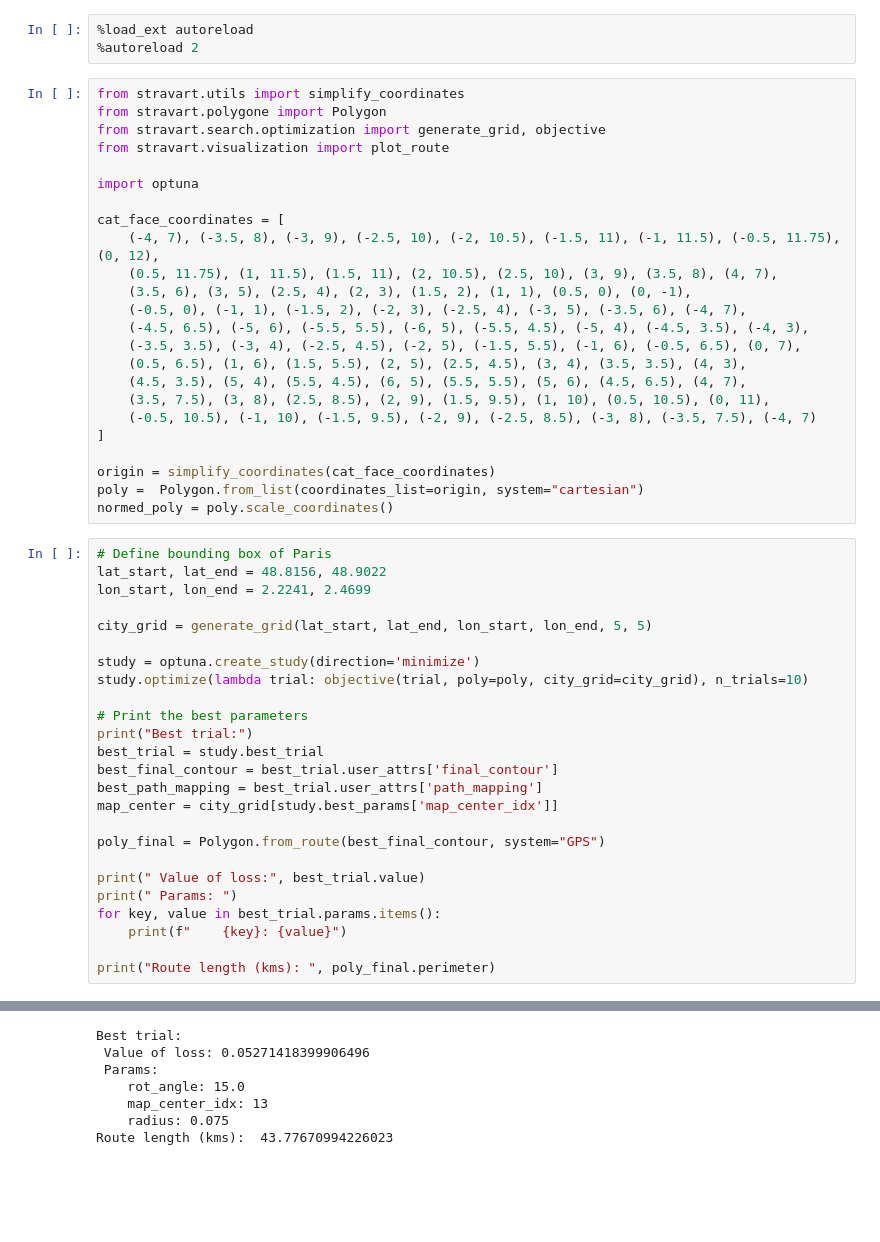
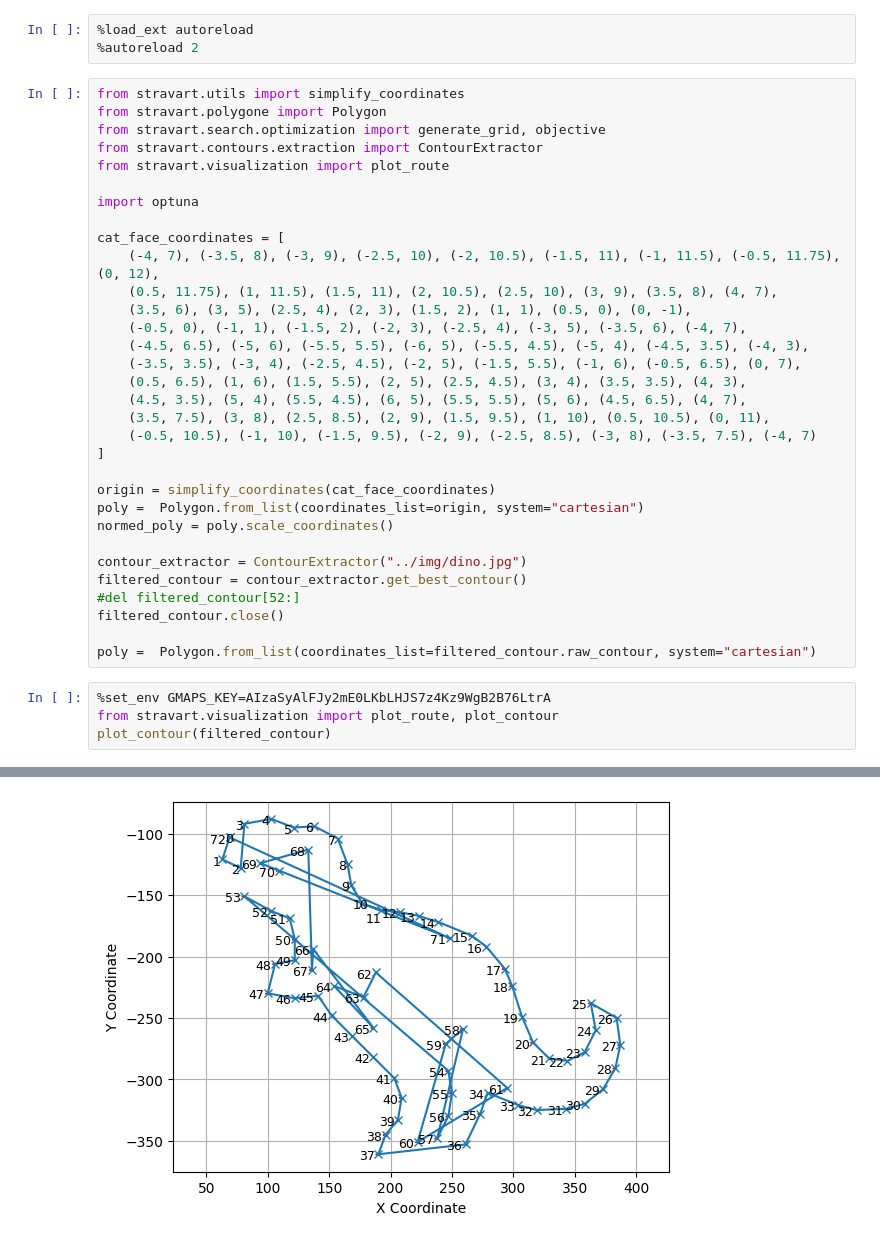
Before and after one commit to dsleo/stravart, a Jupyter notebook: notebooks/Optuna Optimization.ipynb, the cells around one changed output, grey strips where cells are left out. Cells and saved outputs as stored; diff of their text form; blank space fills up the shorter version.

Commit message:
update optim notebook

```diff
--- a/notebooks/Optuna Optimization.ipynb
+++ b/notebooks/Optuna Optimization.ipynb
@@ -8,6 +8,7 @@ Looking for the best route with optuna.
 from stravart.utils import simplify_coordinates
 from stravart.polygone import Polygon
 from stravart.search.optimization import generate_grid, objective
+from stravart.contours.extraction import ContourExtractor
 from stravart.visualization import plot_route
 
 import optuna
@@ -28,29 +29,15 @@ cat_face_coordinates = [
 origin = simplify_coordinates(cat_face_coordinates)
 poly =  Polygon.from_list(coordinates_list=origin, system="cartesian")
 normed_poly = poly.scale_coordinates()
+
+contour_extractor = ContourExtractor("../img/dino.jpg")
+filtered_contour = contour_extractor.get_best_contour()
+#del filtered_contour[52:]
+filtered_contour.close()
+
+poly =  Polygon.from_list(coordinates_list=filtered_contour.raw_contour, system="cartesian")
 # %%
-# Define bounding box of Paris
-lat_start, lat_end = 48.8156, 48.9022
-lon_start, lon_end = 2.2241, 2.4699
-
-city_grid = generate_grid(lat_start, lat_end, lon_start, lon_end, 5, 5)
-
-study = optuna.create_study(direction='minimize')
-study.optimize(lambda trial: objective(trial, poly=poly, city_grid=city_grid), n_trials=10)
-
-# Print the best parameters
-print("Best trial:")
-best_trial = study.best_trial
-best_final_contour = best_trial.user_attrs['final_contour']
-best_path_mapping = best_trial.user_attrs['path_mapping']
-map_center = city_grid[study.best_params['map_center_idx']]
-
-poly_final = Polygon.from_route(best_final_contour, system="GPS")
-
-print(" Value of loss:", best_trial.value)
-print(" Params: ")
-for key, value in best_trial.params.items():
-    print(f"    {key}: {value}")
-
-print("Route length (kms): ", poly_final.perimeter)
+%set_env GMAPS_KEY=AIzaSyAlFJy2mE0LKbLHJS7z4Kz9WgB2B76LtrA
+from stravart.visualization import plot_route, plot_contour
+plot_contour(filtered_contour)
 # %% [output]
@@ -68,7 +45 @@ print("Route length (kms): ", poly_final.perimeter)
-Best trial:
- Value of loss: 0.05271418399906496
- Params:
-    rot_angle: 15.0
-    map_center_idx: 13
-    radius: 0.075
-Route length (kms):  43.77670994226023
+[figure, added]
```
Also changed, not shown: parts of 6 cells of this notebook, 2 other files.
